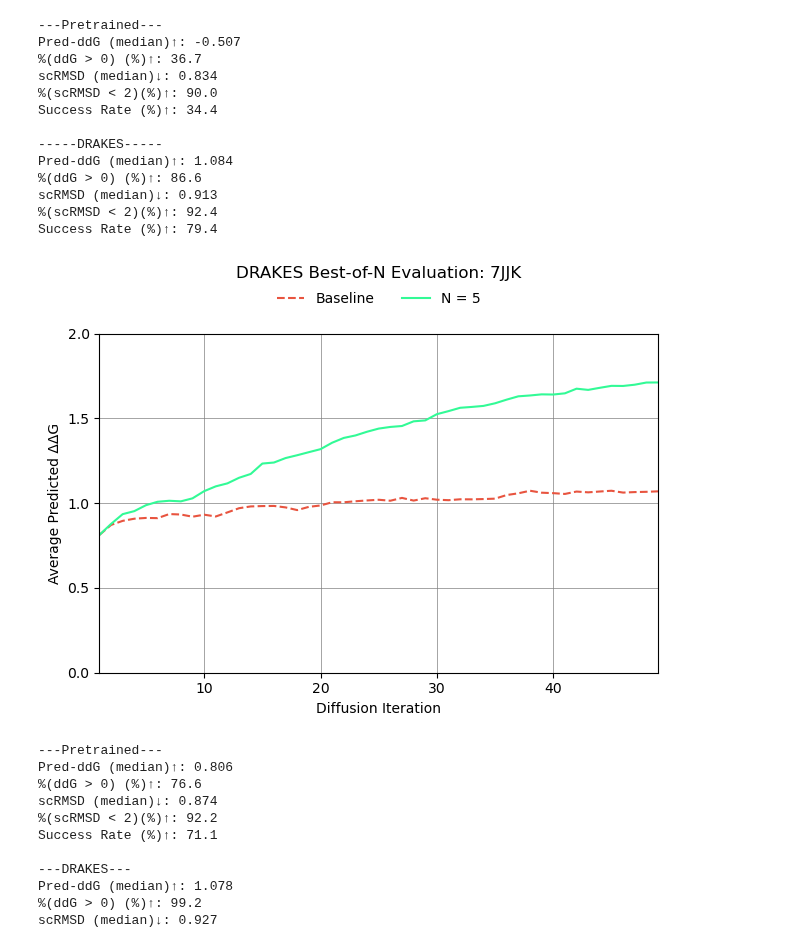
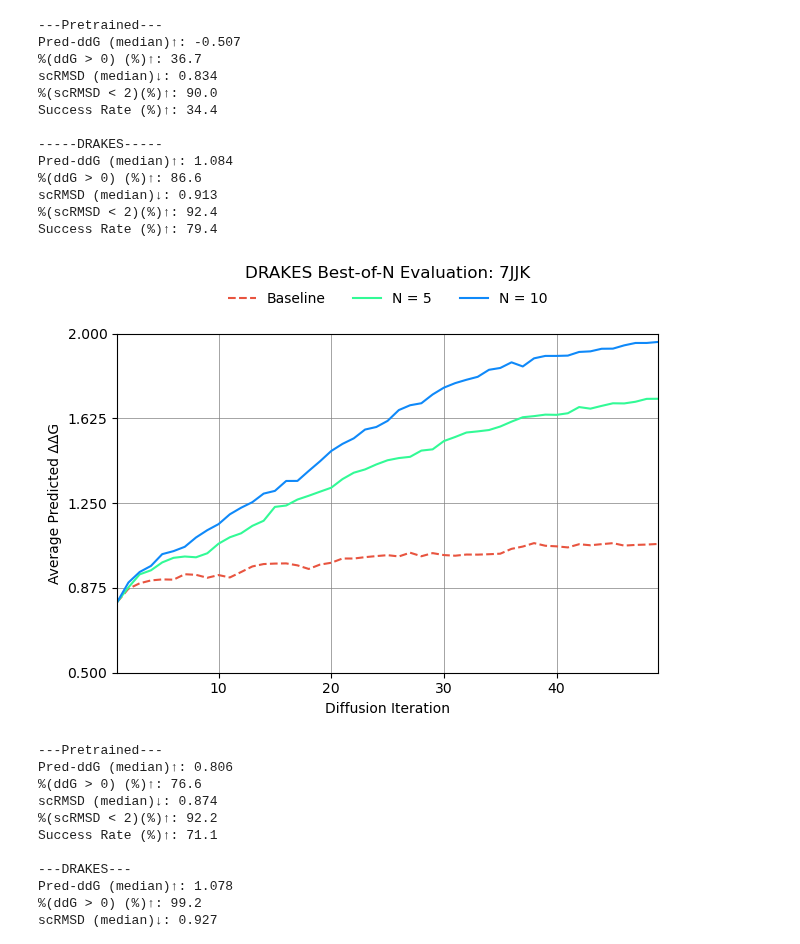
Before and after one commit to shainotshy1/BLISS_Experiments, a Jupyter notebook: DRAKES/analyze_bon_drakes.ipynb, the cells around one changed output. Drawn from its saved outputs; the diff is of its cells as text; code cells hidden in the pictures.

```diff
--- a/DRAKES/analyze_bon_drakes.ipynb
+++ b/DRAKES/analyze_bon_drakes.ipynb
@@ -33,57 +33,57 @@ Success Rate (%)↑: 79.4
 # diff_file_bon_100 = 'data/bon_n_data/diffusion_analysis_new_7JJK_bon_100.csv'
 # diff_file_bon_50 = 'data/bon_n_data/diffusion_analysis_new_7JJK_bon_50.csv'
 # diff_file_bon_25 = 'data/bon_n_data/diffusion_analysis_new_7JJK_bon_25.csv'
-# diff_file_bon_10 = 'data/bon_n_data/diffusion_analysis_new_7JJK_bon_10.csv'
+diff_file_bon_10 = 'data/bon_n_data/diffusion_analysis_new_7JJK_bon_10.csv'
 diff_file_bon_5 = 'data/bon_n_data/diffusion_analysis_new_7JJK_bon_5.csv'
 diff_file = 'data/bon_n_data/diffusion_analysis_new_7JJK_bon_1.csv'
 df_diff = pd.read_csv(diff_file)
 # df_bon_100 = pd.read_csv(diff_file_bon_100)
 # df_bon_50 = pd.read_csv(diff_file_bon_50)
 # df_bon_25 = pd.read_csv(diff_file_bon_25)
-# df_bon_10 = pd.read_csv(diff_file_bon_10)
+df_bon_10 = pd.read_csv(diff_file_bon_10)
 df_bon_5 = pd.read_csv(diff_file_bon_5)
 diff_iteration = df_diff['Iteration']
 mask_proportion = df_diff['Mask Proportion']
 # mask_proportion_bon_100 = df_bon_100['Mask Proportion']
 # mask_proportion_bon_50 = df_bon_50['Mask Proportion']
 # mask_proportion_bon_25 = df_bon_25['Mask Proportion']
-# mask_proportion_bon_10 = df_bon_10['Mask Proportion']
+mask_proportion_bon_10 = df_bon_10['Mask Proportion']
 mask_proportion_bon_5 = df_bon_5['Mask Proportion']
 reward_average = df_diff['Reward Average']
 # reward_average_bon_100 = df_bon_100['Reward Average']
 # reward_average_bon_50 = df_bon_50['Reward Average']
 # reward_average_bon_25 = df_bon_25['Reward Average']
-# reward_average_bon_10 = df_bon_10['Reward Average']
+reward_average_bon_10 = df_bon_10['Reward Average']
 reward_average_bon_5 = df_bon_5['Reward Average']
 # %%
 
 plt.style.use('default')
 
 fig, ax = plt.subplots()
 
 ax.grid(color='gray', linewidth=0.5)
 ax.plot(diff_iteration, reward_average, color='#E8543F', label='Baseline', linestyle='--')
 ax.plot(diff_iteration, reward_average_bon_5, color='#32FA96', label='N = 5')
-# ax.plot(diff_iteration, reward_average_bon_10, color='#0F89F9', label='N = 10')
+ax.plot(diff_iteration, reward_average_bon_10, color='#0F89F9', label='N = 10')
 # ax.plot(diff_iteration, reward_average_bon_25, color='#FCD021', label='N = 25')
 # ax.plot(diff_iteration, reward_average_bon_50, color='#5A4EF5', label='N = 50')
 # ax.plot(diff_iteration, reward_average_bon_100, color='#5FE8FF', label='N = 100')
 ax.set_ylabel('Average Predicted ΔΔG')
 ax.set_xlabel('Diffusion Iteration')
 ax.tick_params(axis='y', labelcolor='black')
-all_reward = np.concatenate((reward_average, reward_average_bon_5))#, reward_average_bon_10, reward_average_bon_25))
+all_reward = np.concatenate((reward_average, reward_average_bon_5, reward_average_bon_10, reward_average_bon_25))
 ax.set_ylim(min(all_reward), max(all_reward))
 ax.set_xlim(min(diff_iteration), max(diff_iteration))
-y_min = floor(min(all_reward))
-y_max = ceil(max(all_reward))
+y_min = floor(min(all_reward) * 2) / 2
+y_max = ceil(max(all_reward) * 2) / 2
 ax.set_yticks(np.linspace(y_min, y_max, num=5))
 
 plt.legend(loc='upper center', bbox_to_anchor=(0.5, 1.16), ncol=3, frameon=False)
 plt.title('DRAKES Best-of-N Evaluation: 7JJK', pad=40)
 plt.tight_layout()
 plt.show()
 # %% [output]
-[figure, old version]
+[figure, new version]
 # %%
 print("---Pretrained---")
 pretrain_stats_7jjk = display_eval(df_pre, '7JJK')
```
Also changed, not shown: 1 other file.
